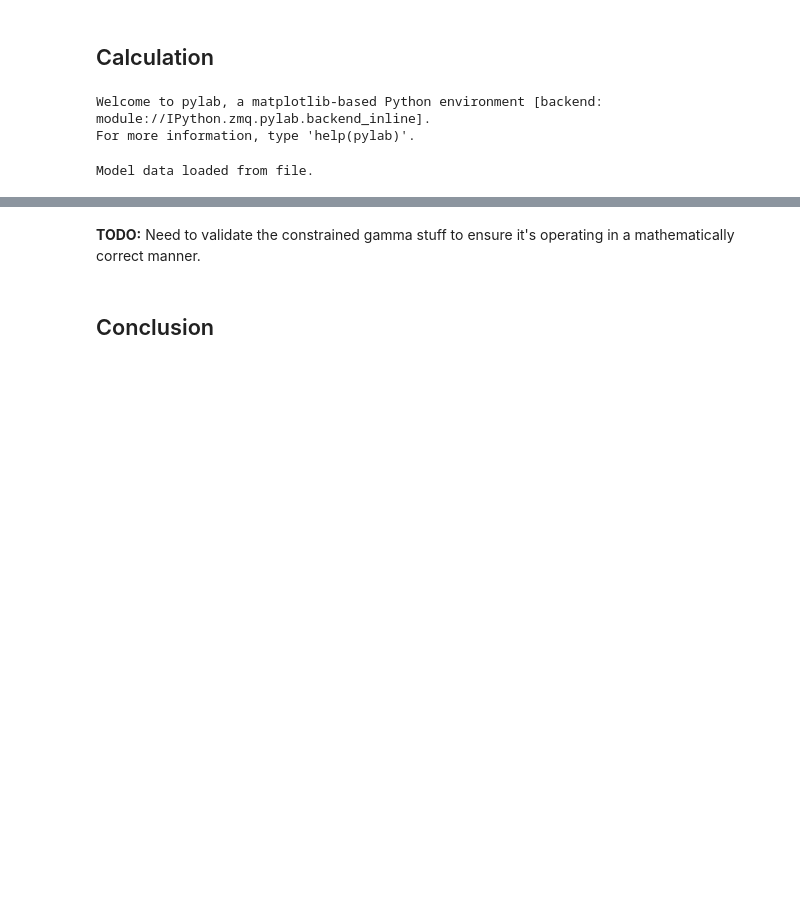
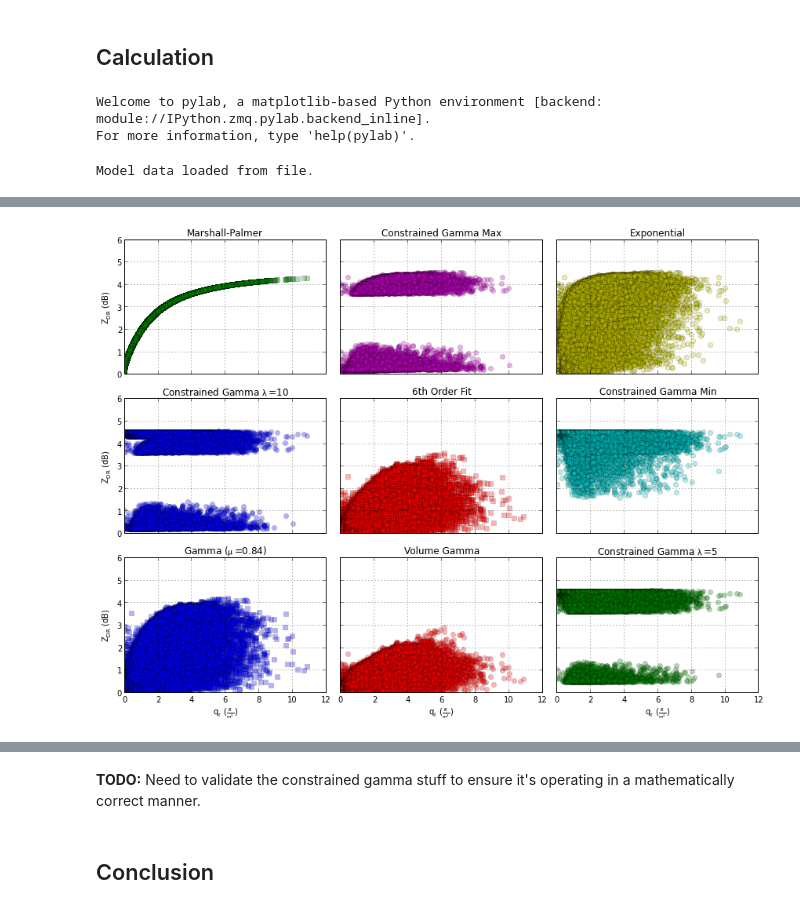
Before and after one commit to dopplershift/DissertationCode, a Jupyter notebook: notebooks/DSD Comparison.ipynb, the cells around one changed output, grey strips where cells are left out. Cells and saved outputs as stored; diff of their text form; code cells hidden in the pictures; blank space fills up the shorter version.

```diff
--- a/notebooks/DSD Comparison.ipynb
+++ b/notebooks/DSD Comparison.ipynb
@@ -229,0 +207,5 @@ adFig.tight_layout()
+# %%
+zdrFig, zdrAx = dsd_plot(x, lambda res: res[-1].zdr, xlabel, r'$Z_{DR}$ (dB)',
+                         (0, 6), alg_results)
+# %% [output]
+[figure, added]
```
Also changed, not shown: parts of 13 cells of this notebook.
